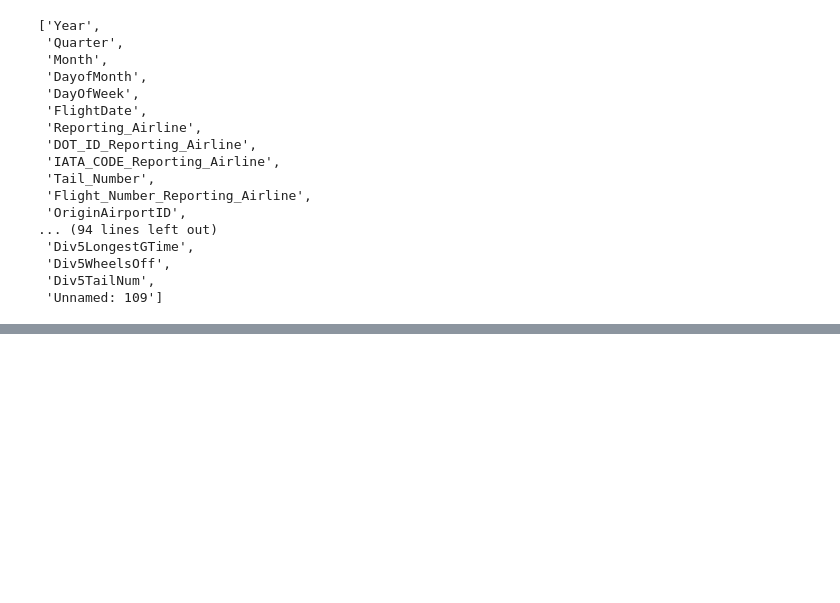
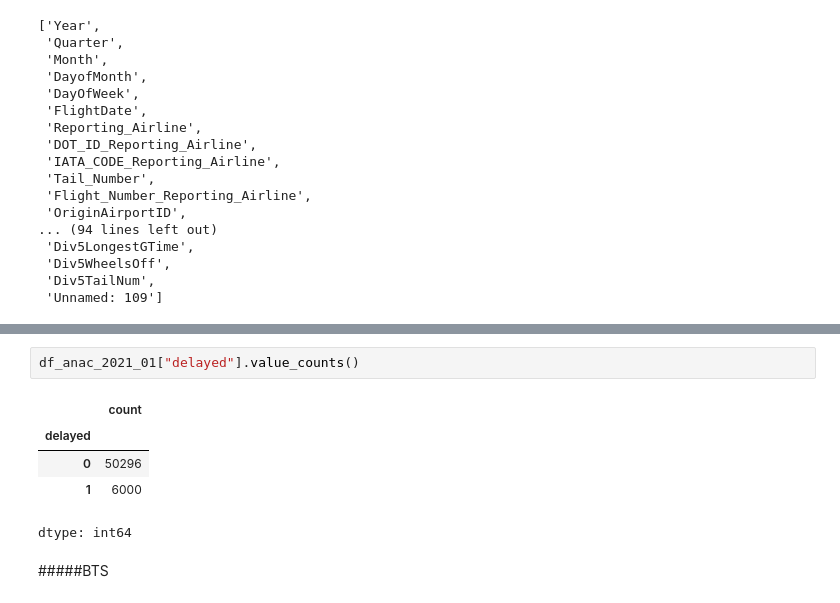
Before and after one commit to JessePMelo/FlightOnTime-Previs-o-de-Atrasos-de-Voos, a Jupyter notebook: cancelamentos_de_voos.ipynb, the cells around one changed output, grey strips where cells are left out. Cells and saved outputs as stored; diff of their text form; blank space fills up the shorter version.

```diff
--- a/cancelamentos_de_voos.ipynb
+++ b/cancelamentos_de_voos.ipynb
@@ -241,0 +356,10 @@ Reduzir as features:
+# %%
+df_anac_2021_01["delayed"].value_counts()
+# %% [output]
+|  | count |
+| delayed |  |
+| 0 | 50296 |
+| 1 | 6000 |
+dtype: int64
+# %% [markdown]
+#####BTS
```
Also changed, not shown: parts of 23 cells of this notebook.
